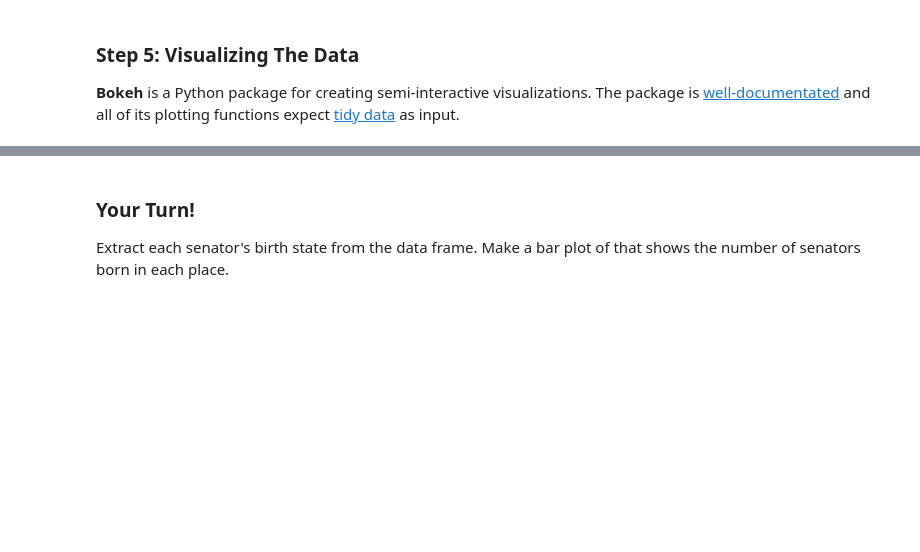
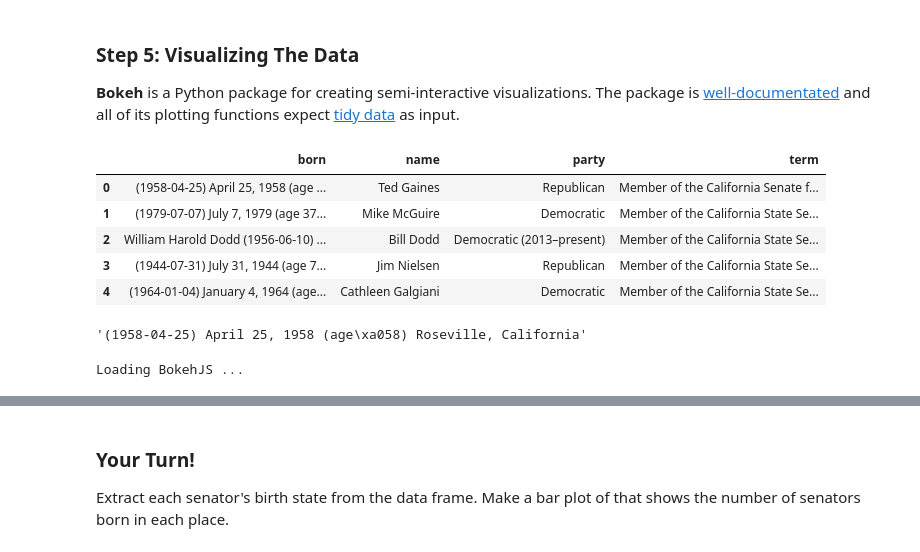
Before and after one commit to nick-ulle/2017.04-python-workshop, a Jupyter notebook: python-workshop-2.ipynb, the cells around one changed output, grey strips where cells are left out. Saved outputs shown, nothing was run; the diff lists cells and outputs as text; code cells hidden in the pictures; blank space fills up the shorter version.

Commit message:
Add notebook from workshop.

```diff
--- a/python-workshop-2.ipynb
+++ b/python-workshop-2.ipynb
@@ -80,3 +163,17 @@ __Bokeh__ is a Python package for creating semi-interactive visualizations. The
 
 [bokeh-docs]: http://bokeh.pydata.org/en/latest/docs/user_guide.html
 [tidy]: http://vita.had.co.nz/papers/tidy-data.html
+# %%
+senators = pd.read_csv("senators.csv")
+senators.head()
+# %% [output]
+|  | born | name | party | term |
+| 0 | (1958-04-25) April 25, 1958 (age ... | Ted Gaines | Republican | Member of the California Senate f... |
+| 1 | (1979-07-07) July 7, 1979 (age 37... | Mike McGuire | Democratic | Member of the California State Se... |
+| 2 | William Harold Dodd (1956-06-10) ... | Bill Dodd | Democratic (2013–present) | Member of the California State Se... |
+| 3 | (1944-07-31) July 31, 1944 (age 7... | Jim Nielsen | Republican | Member of the California State Se... |
+| 4 | (1964-01-04) January 4, 1964 (age... | Cathleen Galgiani | Democratic | Member of the California State Se... |
+# %%
+senators.born[0]
+# %% [output]
+'(1958-04-25) April 25, 1958 (age\xa058) Roseville, California'
@@ -82,0 +183,5 @@ __Bokeh__ is a Python package for creating semi-interactive visualizations. The
+# %%
+import bokeh.charts as bkh
+bkh.output_notebook()
+# %% [output]
+Loading BokehJS ...
```
Also changed, not shown: parts of 8 cells of this notebook, 2 other files.
